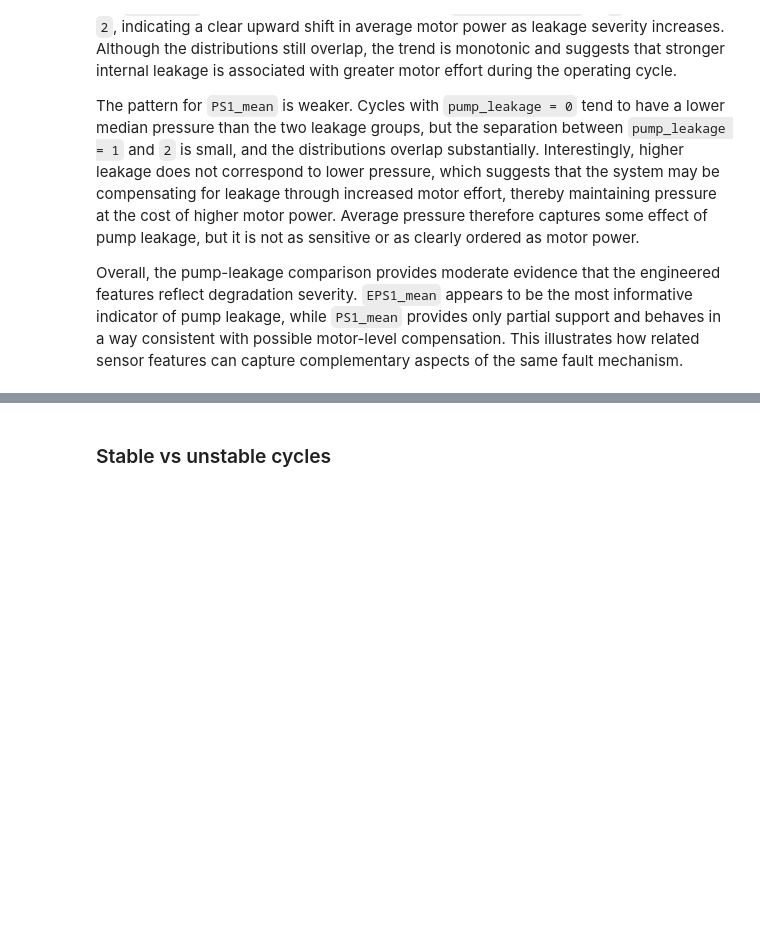
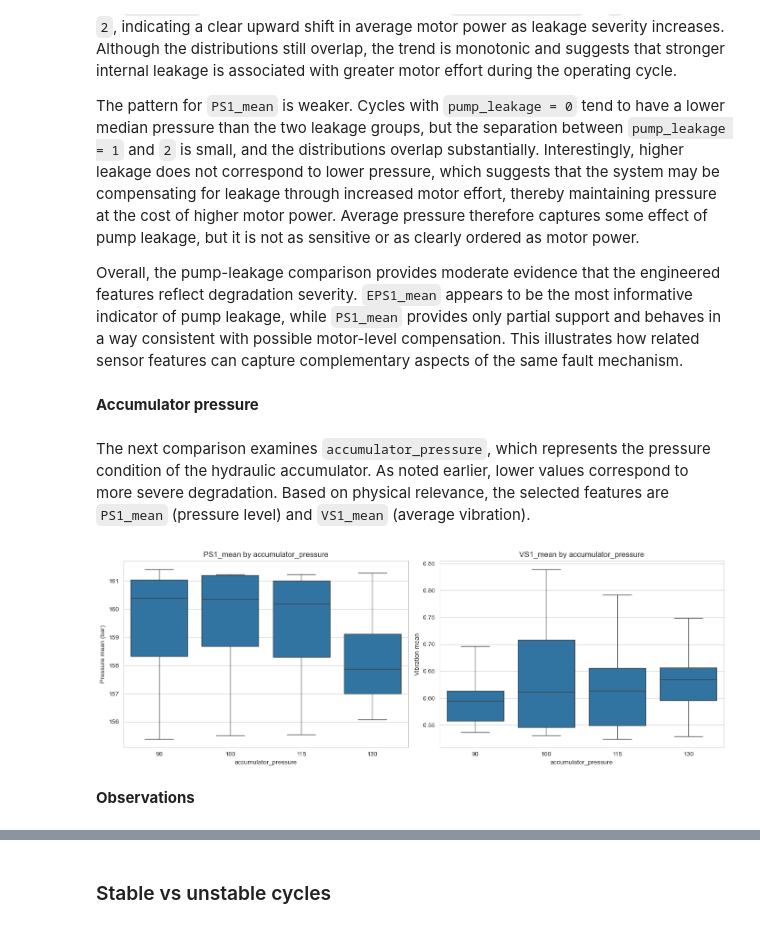
Before and after one commit to Vanya2307/Predictive-Maintenance-Fluid-Systems, a Jupyter notebook: notebooks/02_exploratory_data_analysis.ipynb, the cells around one changed output, grey strips where cells are left out. Cells and saved outputs as stored; diff of their text form; code cells hidden in the pictures; blank space fills up the shorter version.

Commit message:
Notebook 01: clarify feature meanings; Notebook 02: complete hydraulic EDA

```diff
--- a/notebooks/02_exploratory_data_analysis.ipynb
+++ b/notebooks/02_exploratory_data_analysis.ipynb
@@ -666,3 +666,32 @@ For `EPS1_mean`, the group medians increase from `pump_leakage = 0` to `1` and a
 The pattern for `PS1_mean` is weaker. Cycles with `pump_leakage = 0` tend to have a lower median pressure than the two leakage groups, but the separation between `pump_leakage = 1` and `2` is small, and the distributions overlap substantially. Interestingly, higher leakage does not correspond to lower pressure, which suggests that the system may be compensating for leakage through increased motor effort, thereby maintaining pressure at the cost of higher motor power. Average pressure therefore captures some effect of pump leakage, but it is not as sensitive or as clearly ordered as motor power.
 
 Overall, the pump-leakage comparison provides moderate evidence that the engineered features reflect degradation severity. `EPS1_mean` appears to be the most informative indicator of pump leakage, while `PS1_mean` provides only partial support and behaves in a way consistent with possible motor-level compensation. This illustrates how related sensor features can capture complementary aspects of the same fault mechanism.
+# %% [markdown]
+**Accumulator pressure**
+# %% [markdown]
+The next comparison examines `accumulator_pressure`, which represents the pressure condition of the hydraulic accumulator. As noted earlier, lower values correspond to more severe degradation. Based on physical relevance, the selected features are `PS1_mean` (pressure level) and `VS1_mean` (average vibration).
+# %%
+fig, axes = plt.subplots(1, 2, figsize=(14, 5))
+
+sns.boxplot(
+    data=hydraulics, x='accumulator_pressure', y='PS1_mean', ax=axes[0],
+    showfliers=False
+)
+axes[0].set_title('PS1_mean by accumulator_pressure')
+axes[0].set_xlabel('accumulator_pressure')
+axes[0].set_ylabel('Pressure mean (bar)')
+
+sns.boxplot(
+    data=hydraulics, x='accumulator_pressure', y='VS1_mean', ax=axes[1],
+    showfliers=False
+)
+axes[1].set_title('VS1_mean by accumulator_pressure')
+axes[1].set_xlabel('accumulator_pressure')
+axes[1].set_ylabel('Vibration mean')
+
+plt.tight_layout()
+plt.show()
+# %% [output]
+[figure, added]
+# %% [markdown]
+**Observations**
```
Also changed, not shown: parts of 22 cells of this notebook, 1 other file.
